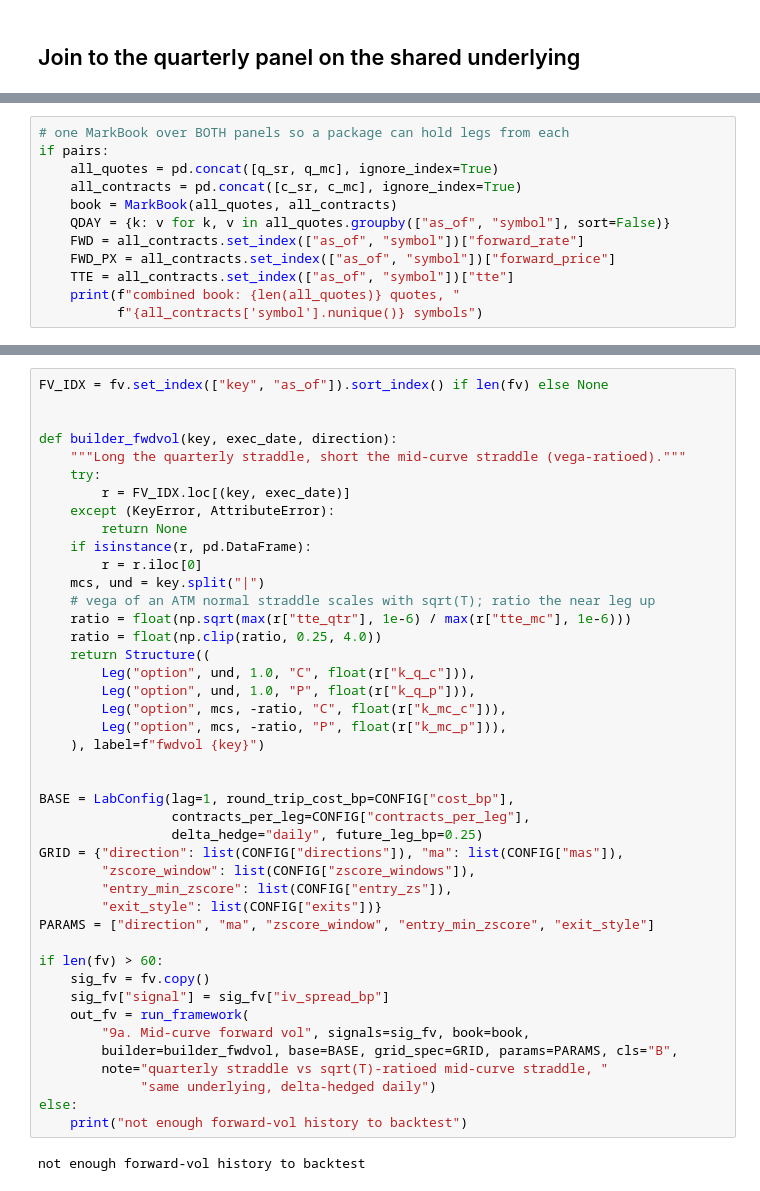
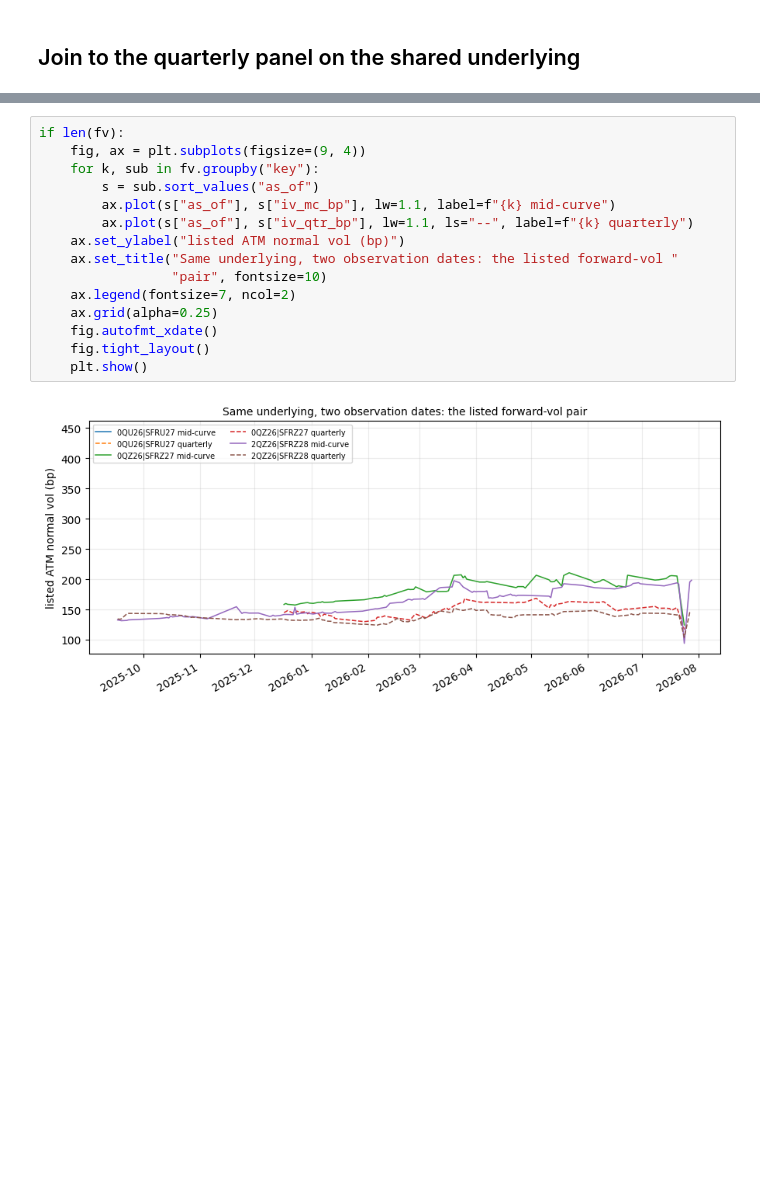
Before and after one commit to yieldcurvemonkey/ARBS, a Jupyter notebook: notebooks/backtests/sfr_rv_lab_midcurve.ipynb, the cells around one changed output, grey strips where cells are left out. Cells and saved outputs as stored; diff of their text form; blank space fills up the shorter version.

```diff
--- a/notebooks/backtests/sfr_rv_lab_midcurve.ipynb
+++ b/notebooks/backtests/sfr_rv_lab_midcurve.ipynb
@@ -143,12 +216,0 @@ else:
-# %%
-# one MarkBook over BOTH panels so a package can hold legs from each
-if pairs:
-    all_quotes = pd.concat([q_sr, q_mc], ignore_index=True)
-    all_contracts = pd.concat([c_sr, c_mc], ignore_index=True)
-    book = MarkBook(all_quotes, all_contracts)
-    QDAY = {k: v for k, v in all_quotes.groupby(["as_of", "symbol"], sort=False)}
-    FWD = all_contracts.set_index(["as_of", "symbol"])["forward_rate"]
-    FWD_PX = all_contracts.set_index(["as_of", "symbol"])["forward_price"]
-    TTE = all_contracts.set_index(["as_of", "symbol"])["tte"]
-    print(f"combined book: {len(all_quotes)} quotes, "
-          f"{all_contracts['symbol'].nunique()} symbols")
@@ -216,45 +324,17 @@ if len(fv):
 # %%
-FV_IDX = fv.set_index(["key", "as_of"]).sort_index() if len(fv) else None
-
-
-def builder_fwdvol(key, exec_date, direction):
-    """Long the quarterly straddle, short the mid-curve straddle (vega-ratioed)."""
-    try:
-        r = FV_IDX.loc[(key, exec_date)]
-    except (KeyError, AttributeError):
-        return None
-    if isinstance(r, pd.DataFrame):
-        r = r.iloc[0]
-    mcs, und = key.split("|")
-    # vega of an ATM normal straddle scales with sqrt(T); ratio the near leg up
-    ratio = float(np.sqrt(max(r["tte_qtr"], 1e-6) / max(r["tte_mc"], 1e-6)))
-    ratio = float(np.clip(ratio, 0.25, 4.0))
-    return Structure((
-        Leg("option", und, 1.0, "C", float(r["k_q_c"])),
-        Leg("option", und, 1.0, "P", float(r["k_q_p"])),
-        Leg("option", mcs, -ratio, "C", float(r["k_mc_c"])),
-        Leg("option", mcs, -ratio, "P", float(r["k_mc_p"])),
-    ), label=f"fwdvol {key}")
-
-
-BASE = LabConfig(lag=1, round_trip_cost_bp=CONFIG["cost_bp"],
-                 contracts_per_leg=CONFIG["contracts_per_leg"],
-                 delta_hedge="daily", future_leg_bp=0.25)
-GRID = {"direction": list(CONFIG["directions"]), "ma": list(CONFIG["mas"]),
-        "zscore_window": list(CONFIG["zscore_windows"]),
-        "entry_min_zscore": list(CONFIG["entry_zs"]),
-        "exit_style": list(CONFIG["exits"])}
-PARAMS = ["direction", "ma", "zscore_window", "entry_min_zscore", "exit_style"]
-
-if len(fv) > 60:
-    sig_fv = fv.copy()
-    sig_fv["signal"] = sig_fv["iv_spread_bp"]
-    out_fv = run_framework(
-        "9a. Mid-curve forward vol", signals=sig_fv, book=book,
-        builder=builder_fwdvol, base=BASE, grid_spec=GRID, params=PARAMS, cls="B",
-        note="quarterly straddle vs sqrt(T)-ratioed mid-curve straddle, "
-             "same underlying, delta-hedged daily")
-else:
-    print("not enough forward-vol history to backtest")
+if len(fv):
+    fig, ax = plt.subplots(figsize=(9, 4))
+    for k, sub in fv.groupby("key"):
+        s = sub.sort_values("as_of")
+        ax.plot(s["as_of"], s["iv_mc_bp"], lw=1.1, label=f"{k} mid-curve")
+        ax.plot(s["as_of"], s["iv_qtr_bp"], lw=1.1, ls="--", label=f"{k} quarterly")
+    ax.set_ylabel("listed ATM normal vol (bp)")
+    ax.set_title("Same underlying, two observation dates: the listed forward-vol "
+                 "pair", fontsize=10)
+    ax.legend(fontsize=7, ncol=2)
+    ax.grid(alpha=0.25)
+    fig.autofmt_xdate()
+    fig.tight_layout()
+    plt.show()
 # %% [output]
-not enough forward-vol history to backtest
+[figure, added]
```
Also changed, not shown: parts of 20 cells of this notebook, 9 other files.
